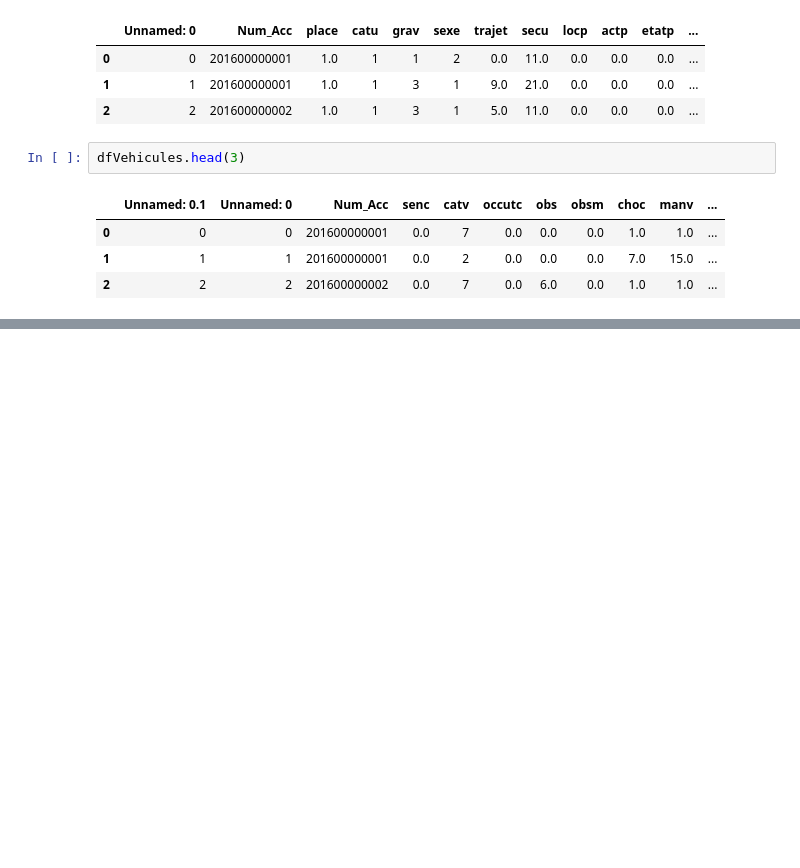
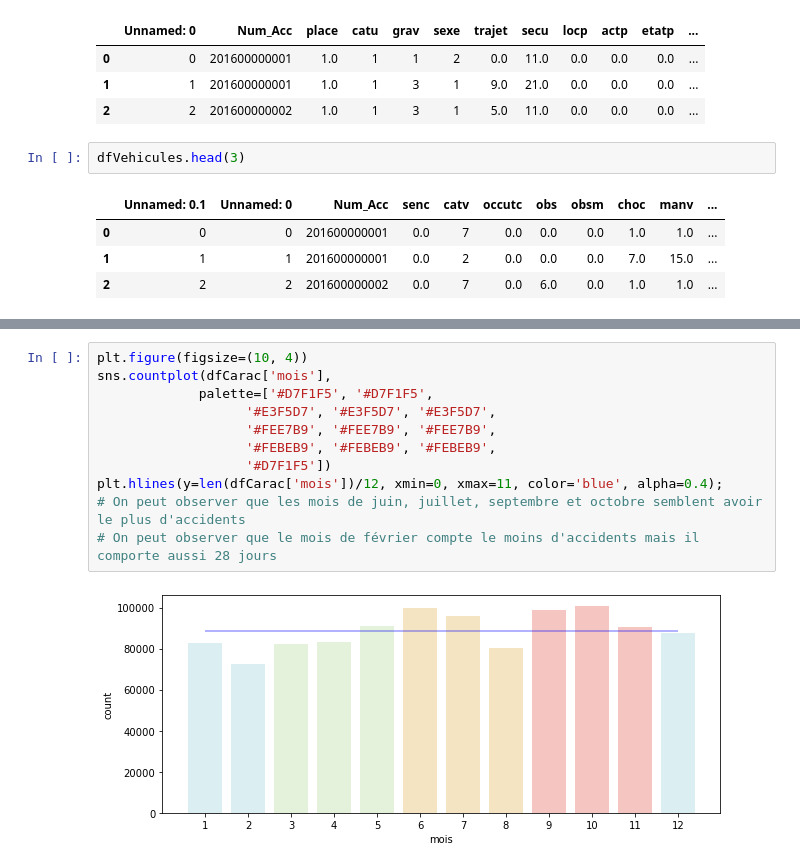
Before and after one commit to YacineHajjiDataScientist/20220814_dsProject, a Jupyter notebook: 20220821_projectDS.ipynb, the cells around one changed output, grey strips where cells are left out. Cells and saved outputs as stored; diff of their text form; blank space fills up the shorter version.

```diff
--- a/20220821_projectDS.ipynb
+++ b/20220821_projectDS.ipynb
@@ -258,0 +357,13 @@ dfVehicules.head(3)
+# %%
+plt.figure(figsize=(10, 4))
+sns.countplot(dfCarac['mois'],
+             palette=['#D7F1F5', '#D7F1F5',
+                   '#E3F5D7', '#E3F5D7', '#E3F5D7',
+                   '#FEE7B9', '#FEE7B9', '#FEE7B9',
+                   '#FEBEB9', '#FEBEB9', '#FEBEB9',
+                   '#D7F1F5'])
+plt.hlines(y=len(dfCarac['mois'])/12, xmin=0, xmax=11, color='blue', alpha=0.4);
+# On peut observer que les mois de juin, juillet, septembre et octobre semblent avoir le plus d'accidents
+# On peut observer que le mois de février compte le moins d'accidents mais il comporte aussi 28 jours
+# %% [output]
+[figure, added]
```
Also changed, not shown: parts of 31 cells of this notebook.
